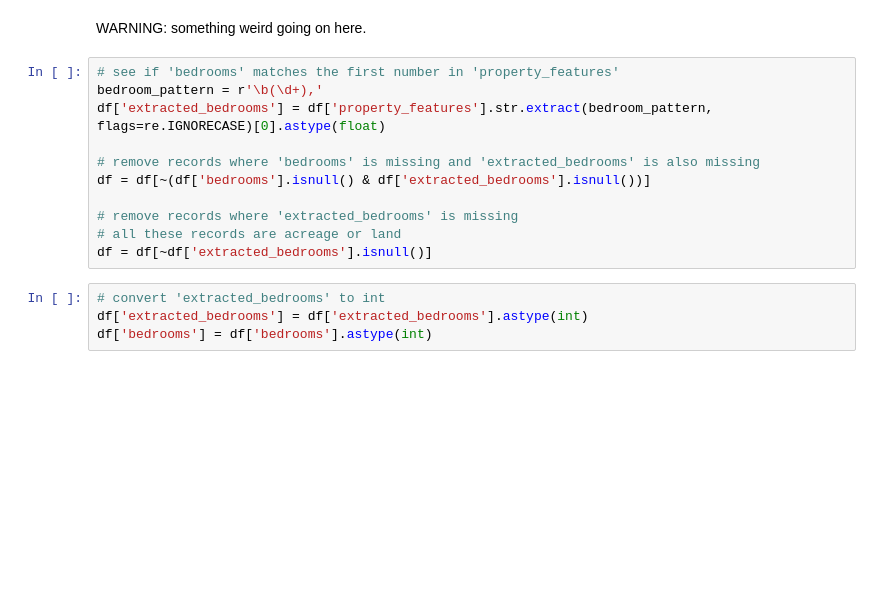
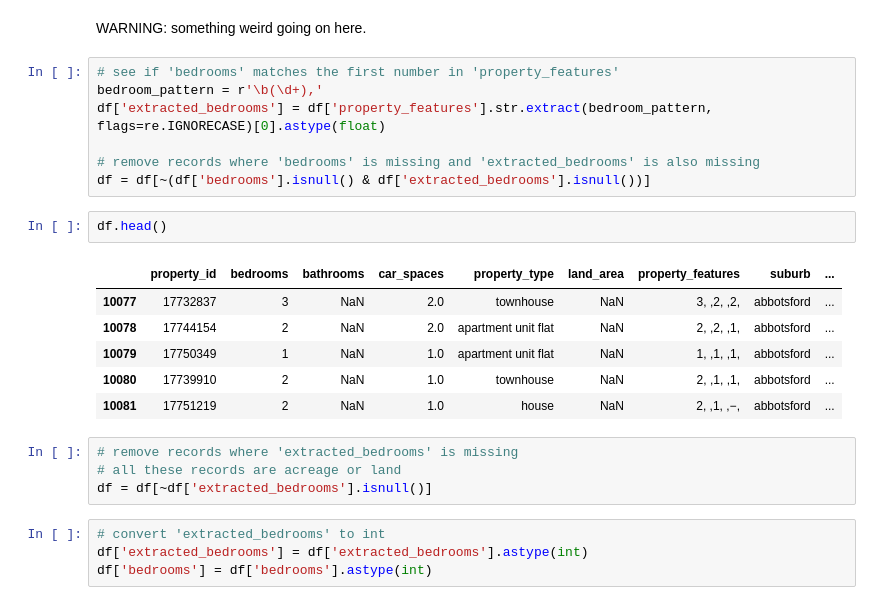
Before and after one commit to jackshee/real-estate-industry-project-public-version, a Jupyter notebook: notebooks/preprocess_rental_listings.ipynb, the cells around one changed output. Saved outputs shown, nothing was run; the diff lists cells and outputs as text; blank space fills up the shorter version.

```diff
--- a/notebooks/preprocess_rental_listings.ipynb
+++ b/notebooks/preprocess_rental_listings.ipynb
@@ -640,10 +676,19 @@ df['extracted_bedrooms'] = df['property_features'].str.extract(bedroom_pattern,
 
 # remove records where 'bedrooms' is missing and 'extracted_bedrooms' is also missing
 df = df[~(df['bedrooms'].isnull() & df['extracted_bedrooms'].isnull())]
-
-# remove records where 'extracted_bedrooms' is missing
-# all these records are acreage or land
-df = df[~df['extracted_bedrooms'].isnull()]
+# %%
+df.head()
+# %% [output]
+|  | property_id | bedrooms | bathrooms | car_spaces | property_type | land_area | property_features | suburb | ... |
+| 10077 | 17732837 | 3 | NaN | 2.0 | townhouse | NaN | 3, ,2, ,2, | abbotsford | ... |
+| 10078 | 17744154 | 2 | NaN | 2.0 | apartment unit flat | NaN | 2, ,2, ,1, | abbotsford | ... |
+| 10079 | 17750349 | 1 | NaN | 1.0 | apartment unit flat | NaN | 1, ,1, ,1, | abbotsford | ... |
+| 10080 | 17739910 | 2 | NaN | 1.0 | townhouse | NaN | 2, ,1, ,1, | abbotsford | ... |
+| 10081 | 17751219 | 2 | NaN | 1.0 | house | NaN | 2, ,1, ,−, | abbotsford | ... |
+# %%
+# remove records where 'extracted_bedrooms' is missing
+# all these records are acreage or land
+df = df[~df['extracted_bedrooms'].isnull()]
 # %%
 # convert 'extracted_bedrooms' to int
 df['extracted_bedrooms'] = df['extracted_bedrooms'].astype(int)
```
Also changed, not shown: parts of 18 cells of this notebook.
